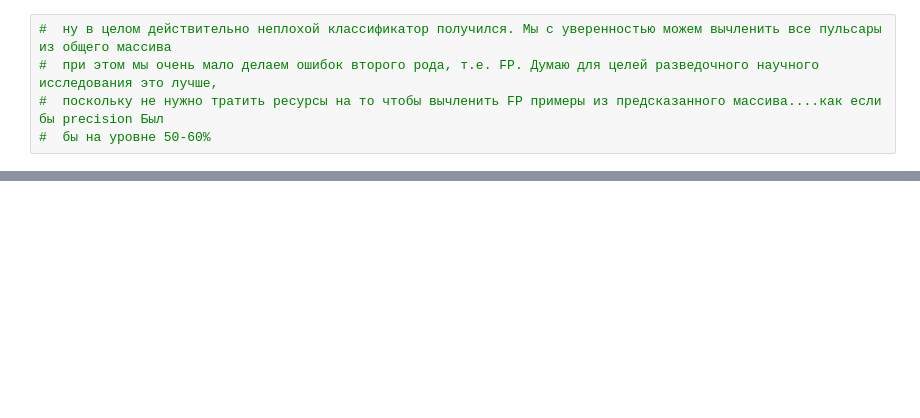
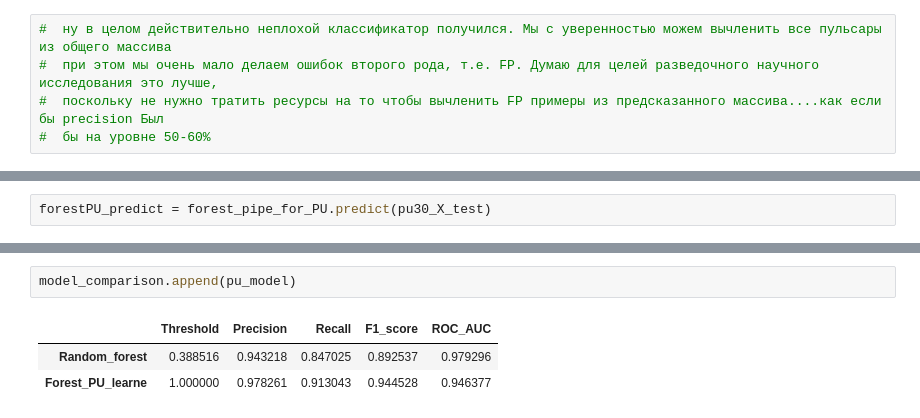
Before and after one commit to AShelpov/ML_in_business, a Jupyter notebook: HW_6.ipynb, the cells around one changed output, grey strips where cells are left out. Cells and saved outputs as stored; diff of their text form; blank space fills up the shorter version.

```diff
--- a/HW_6.ipynb
+++ b/HW_6.ipynb
@@ -300,0 +377,2 @@ array([[3390,   16],
+# %%
+forestPU_predict = forest_pipe_for_PU.predict(pu30_X_test)
@@ -300,0 +404,6 @@ array([[3390,   16],
+# %%
+model_comparison.append(pu_model)
+# %% [output]
+|  | Threshold | Precision | Recall | F1_score | ROC_AUC |
+| Random_forest | 0.388516 | 0.943218 | 0.847025 | 0.892537 | 0.979296 |
+| Forest_PU_learne | 1.000000 | 0.978261 | 0.913043 | 0.944528 | 0.946377 |
```
Also changed, not shown: parts of 24 cells of this notebook.
